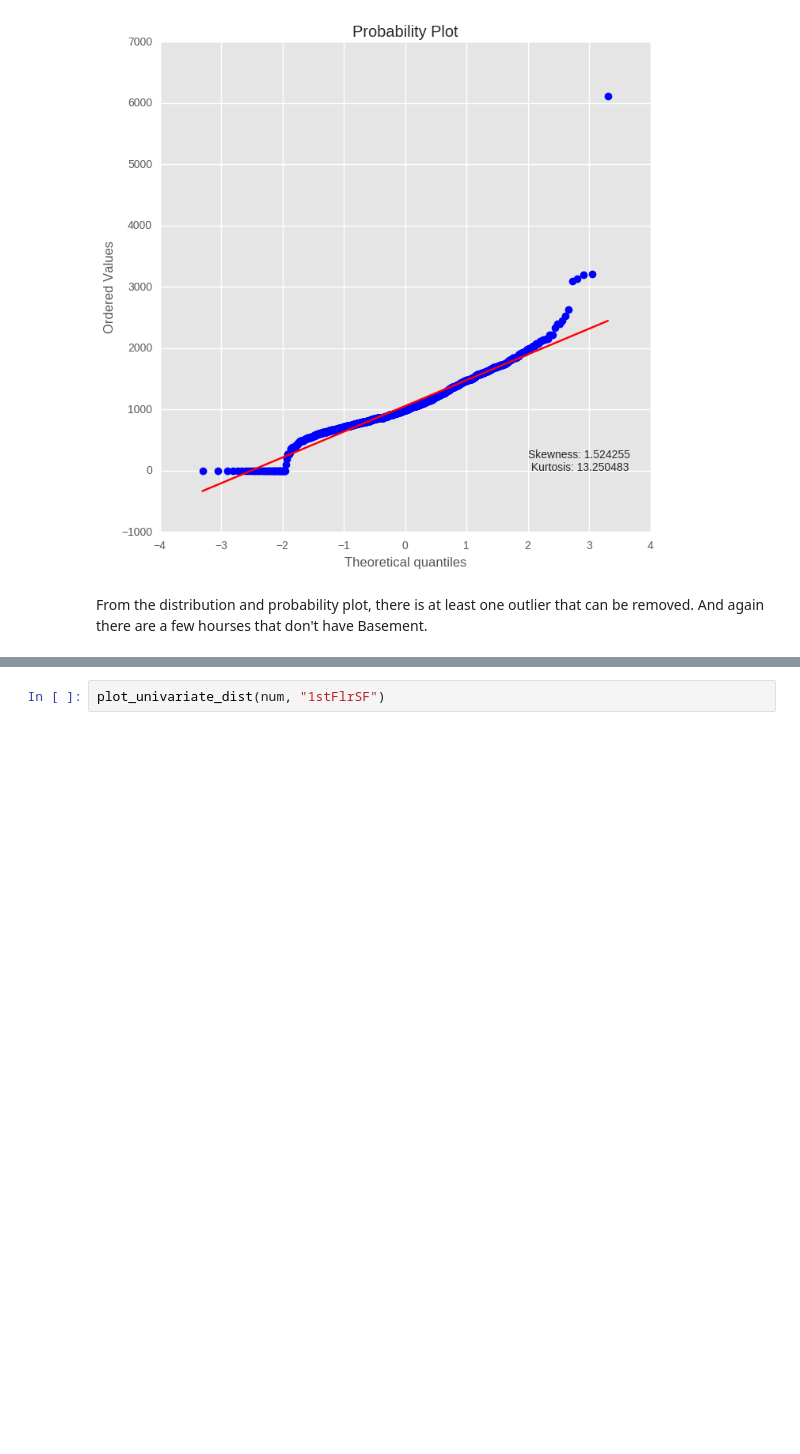
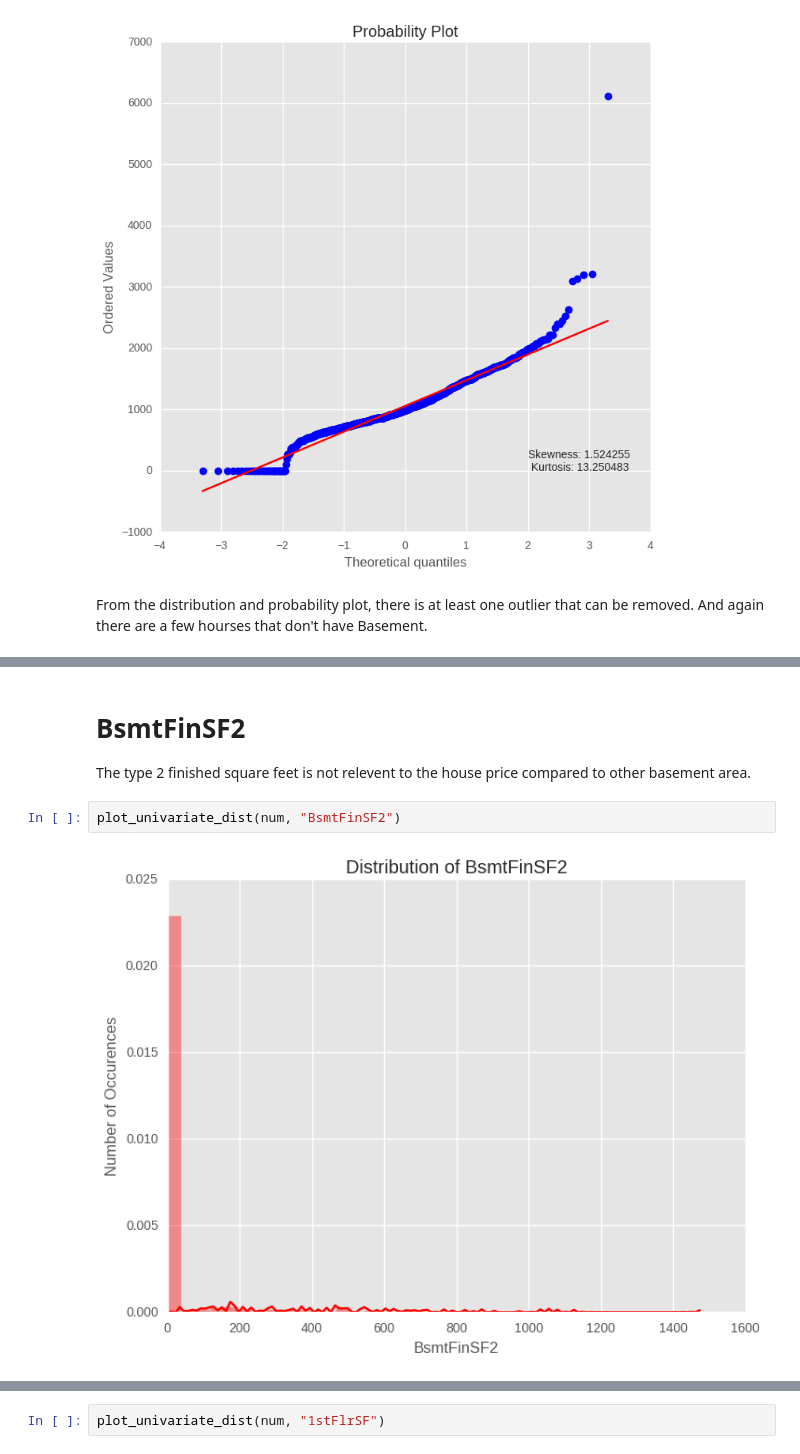
Before and after one commit to dolremi/Housing_Price, a Jupyter notebook: notebook/Data/Numerical_features.ipynb, the cells around one changed output, grey strips where cells are left out. Drawn from its saved outputs; the diff is of its cells as text; blank space fills up the shorter version.

```diff
--- a/notebook/Data/Numerical_features.ipynb
+++ b/notebook/Data/Numerical_features.ipynb
@@ -143,0 +155,7 @@ From the distribution and probability plot, there is at least one outlier that c
+# %% [markdown]
+# BsmtFinSF2
+The type 2 finished square feet is not relevent to the house price compared to other basement area.
+# %%
+plot_univariate_dist(num, "BsmtFinSF2")
+# %% [output]
+[figure, added]
```
Also changed, not shown: parts of 18 cells of this notebook, 4 other files.
